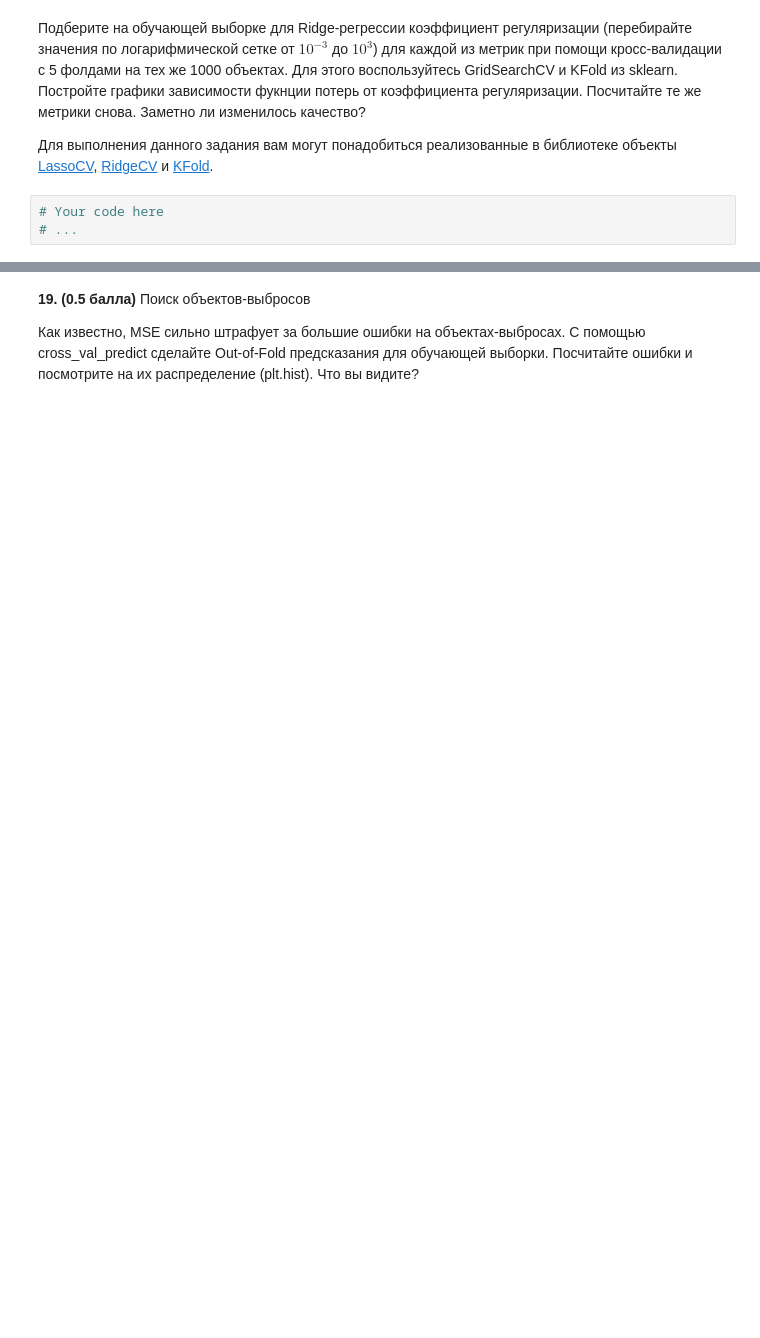
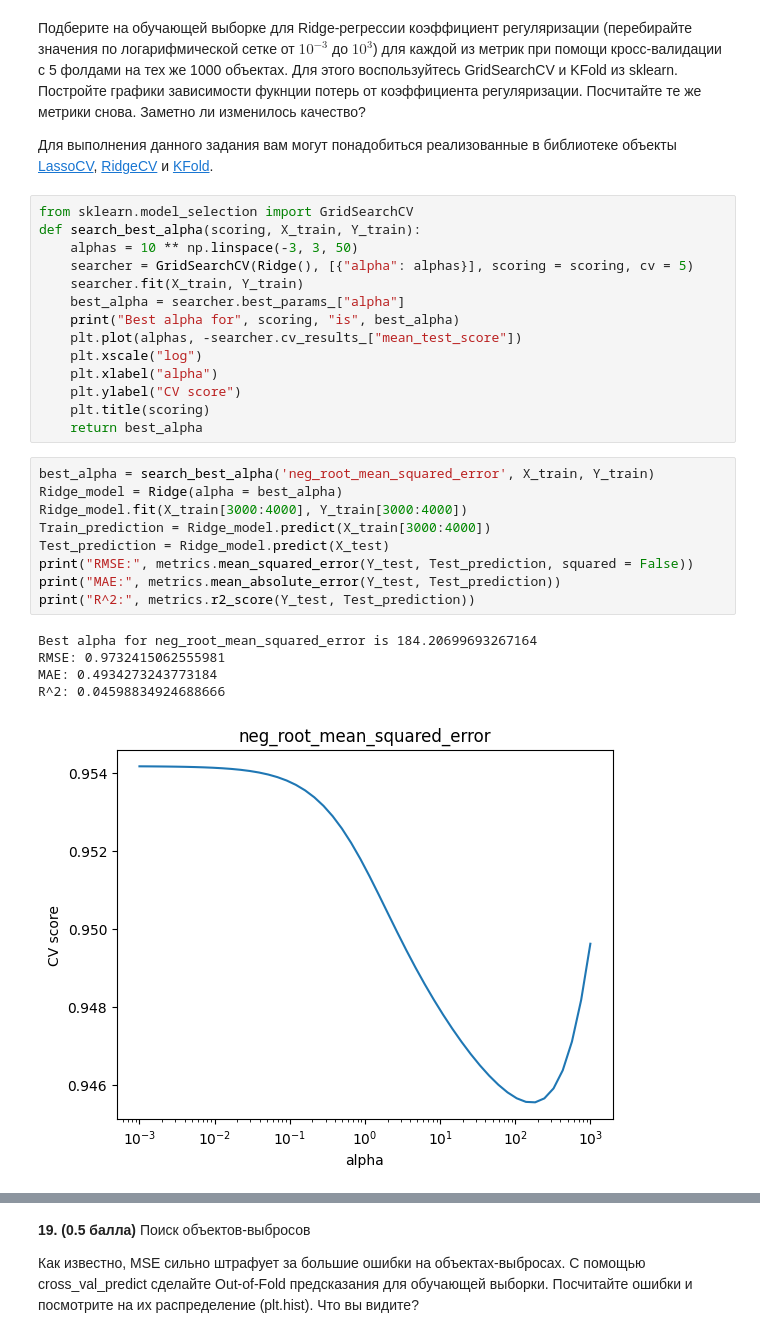
Before and after one commit to ezdakovea/MachineLearning2023, a Jupyter notebook: Домашнее задание 2 - предобработка признаков, pandas, линейная регрессия/homework-practice-02-linregr.ipynb, the cells around one changed output, grey strips where cells are left out. Drawn from its saved outputs; the diff is of its cells as text; blank space fills up the shorter version.

```diff
--- a/Домашнее задание 2 - предобработка признаков, pandas, линейная регрессия/homework-practice-02-linregr.ipynb
+++ b/Домашнее задание 2 - предобработка признаков, pandas, линейная регрессия/homework-practice-02-linregr.ipynb
@@ -644,6 +723,32 @@ __18. (1 балл) __ Обучение линейной регрессии.
 Подберите на обучающей выборке для Ridge-регрессии коэффициент регуляризации (перебирайте значения по логарифмической сетке от $10^{-3}$ до $10^3$) для каждой из метрик при помощи кросс-валидации c 5 фолдами на тех же 1000 объектах. Для этого воспользуйтесь GridSearchCV и KFold из sklearn. Постройте графики зависимости фукнции потерь от коэффициента регуляризации. Посчитайте те же метрики снова. Заметно ли изменилось качество?
 
 Для выполнения данного задания вам могут понадобиться реализованные в библиотеке объекты [LassoCV](http://scikit-learn.org/stable/modules/generated/sklearn.linear_model.LassoCV.html), [RidgeCV](http://scikit-learn.org/stable/modules/generated/sklearn.linear_model.RidgeCV.html) и [KFold](http://scikit-learn.org/stable/modules/generated/sklearn.cross_validation.KFold.html).
-# %%
-# Your code here
-# ...
+# %%
+from sklearn.model_selection import GridSearchCV
+def search_best_alpha(scoring, X_train, Y_train):
+    alphas = 10 ** np.linspace(-3, 3, 50)
+    searcher = GridSearchCV(Ridge(), [{"alpha": alphas}], scoring = scoring, cv = 5)
+    searcher.fit(X_train, Y_train)
+    best_alpha = searcher.best_params_["alpha"]
+    print("Best alpha for", scoring, "is", best_alpha)
+    plt.plot(alphas, -searcher.cv_results_["mean_test_score"])
+    plt.xscale("log")
+    plt.xlabel("alpha")
+    plt.ylabel("CV score")
+    plt.title(scoring)
+    return best_alpha
+# %%
+best_alpha = search_best_alpha('neg_root_mean_squared_error', X_train, Y_train)
+Ridge_model = Ridge(alpha = best_alpha)
+Ridge_model.fit(X_train[3000:4000], Y_train[3000:4000])
+Train_prediction = Ridge_model.predict(X_train[3000:4000])
+Test_prediction = Ridge_model.predict(X_test)
+print("RMSE:", metrics.mean_squared_error(Y_test, Test_prediction, squared = False))
+print("MAE:", metrics.mean_absolute_error(Y_test, Test_prediction))
+print("R^2:", metrics.r2_score(Y_test, Test_prediction))
+# %% [output]
+Best alpha for neg_root_mean_squared_error is 184.20699693267164
+RMSE: 0.9732415062555981
+MAE: 0.4934273243773184
+R^2: 0.04598834924688666
+[figure, added]
```
Also changed, not shown: parts of 30 cells of this notebook.
